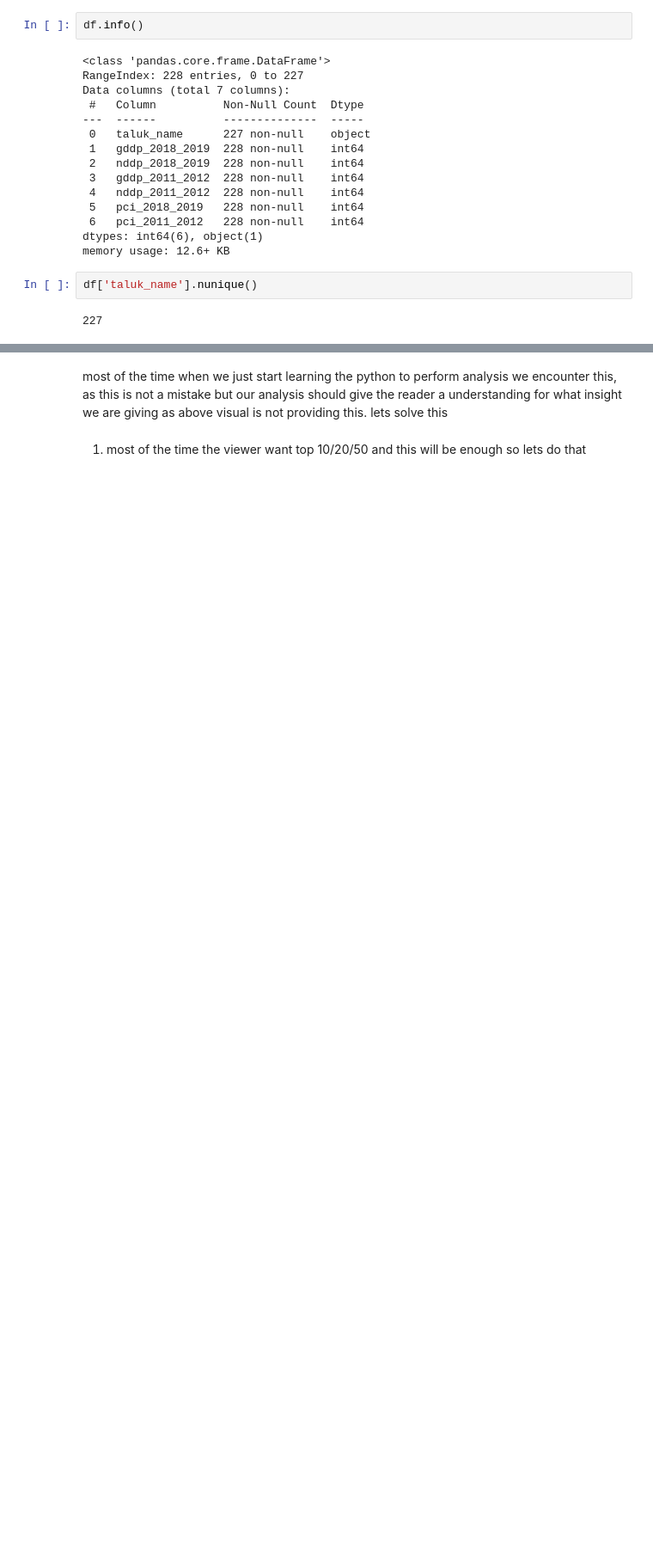
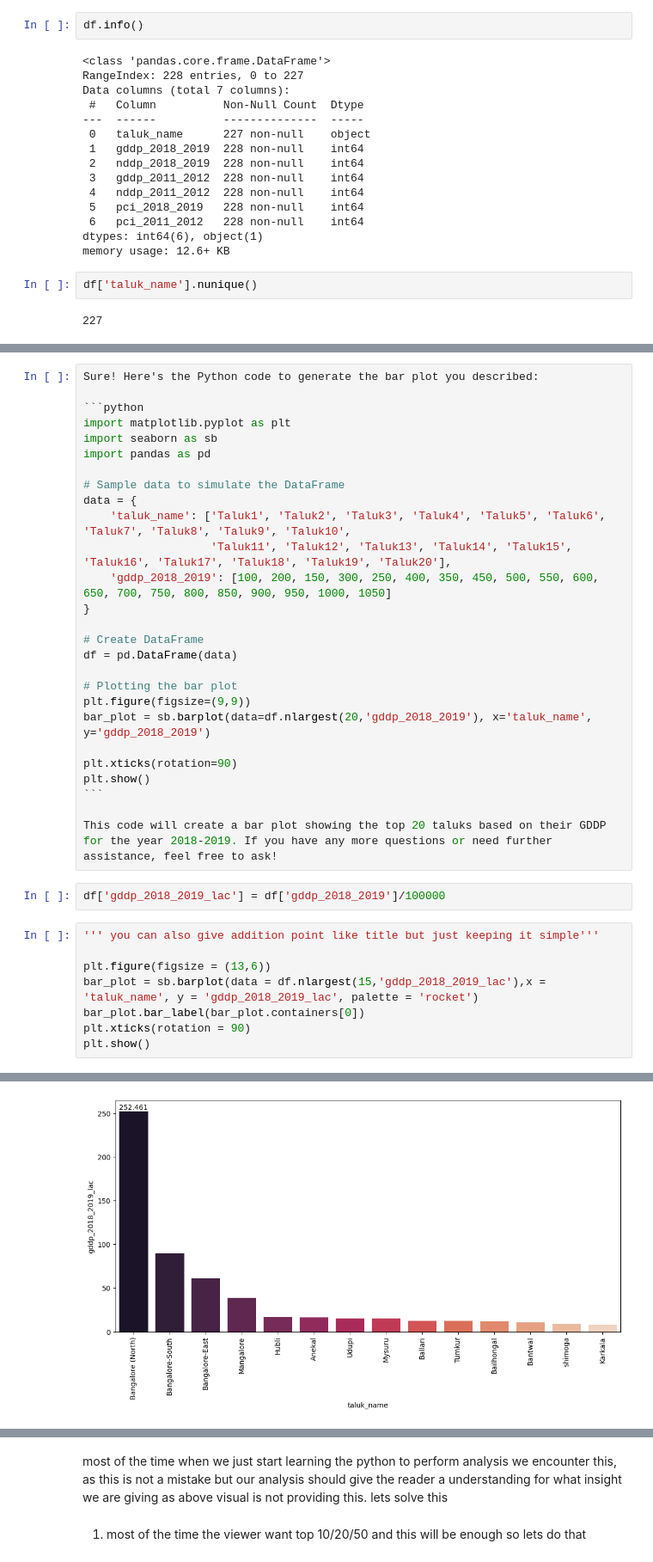
Before and after one commit to gyanbdrmagar/indian-district-income-and-per-capita-income, a Jupyter notebook: analysis.ipynb, the cells around one changed output, grey strips where cells are left out. Shown at 86% size. Cells and saved outputs as stored; diff of their text form; blank space fills up the shorter version.

Commit message:
visual analysis

````diff
--- a/analysis.ipynb
+++ b/analysis.ipynb
@@ -144,0 +138,38 @@ sb.barplot(data = df,x = 'taluk_name', y = 'gddp_2018_2019')
+# %%
+Sure! Here's the Python code to generate the bar plot you described:
+
+```python
+import matplotlib.pyplot as plt
+import seaborn as sb
+import pandas as pd
+
+# Sample data to simulate the DataFrame
+data = {
+    'taluk_name': ['Taluk1', 'Taluk2', 'Taluk3', 'Taluk4', 'Taluk5', 'Taluk6', 'Taluk7', 'Taluk8', 'Taluk9', 'Taluk10',
+                   'Taluk11', 'Taluk12', 'Taluk13', 'Taluk14', 'Taluk15', 'Taluk16', 'Taluk17', 'Taluk18', 'Taluk19', 'Taluk20'],
+    'gddp_2018_2019': [100, 200, 150, 300, 250, 400, 350, 450, 500, 550, 600, 650, 700, 750, 800, 850, 900, 950, 1000, 1050]
+}
+
+# Create DataFrame
+df = pd.DataFrame(data)
+
+# Plotting the bar plot
+plt.figure(figsize=(9,9))
+bar_plot = sb.barplot(data=df.nlargest(20,'gddp_2018_2019'), x='taluk_name', y='gddp_2018_2019')
+
+plt.xticks(rotation=90)
+plt.show()
+```
+
+This code will create a bar plot showing the top 20 taluks based on their GDDP for the year 2018-2019. If you have any more questions or need further assistance, feel free to ask!
+# %%
+df['gddp_2018_2019_lac'] = df['gddp_2018_2019']/100000
+# %%
+''' you can also give addition point like title but just keeping it simple'''
+
+plt.figure(figsize = (13,6))
+bar_plot = sb.barplot(data = df.nlargest(15,'gddp_2018_2019_lac'),x = 'taluk_name', y = 'gddp_2018_2019_lac', palette = 'rocket')
+bar_plot.bar_label(bar_plot.containers[0])
+plt.xticks(rotation = 90)
+plt.show()
+# %% [output]
@@ -144,0 +179 @@ sb.barplot(data = df,x = 'taluk_name', y = 'gddp_2018_2019')
+[figure, added]
````
Also changed, not shown: parts of 8 cells of this notebook.
